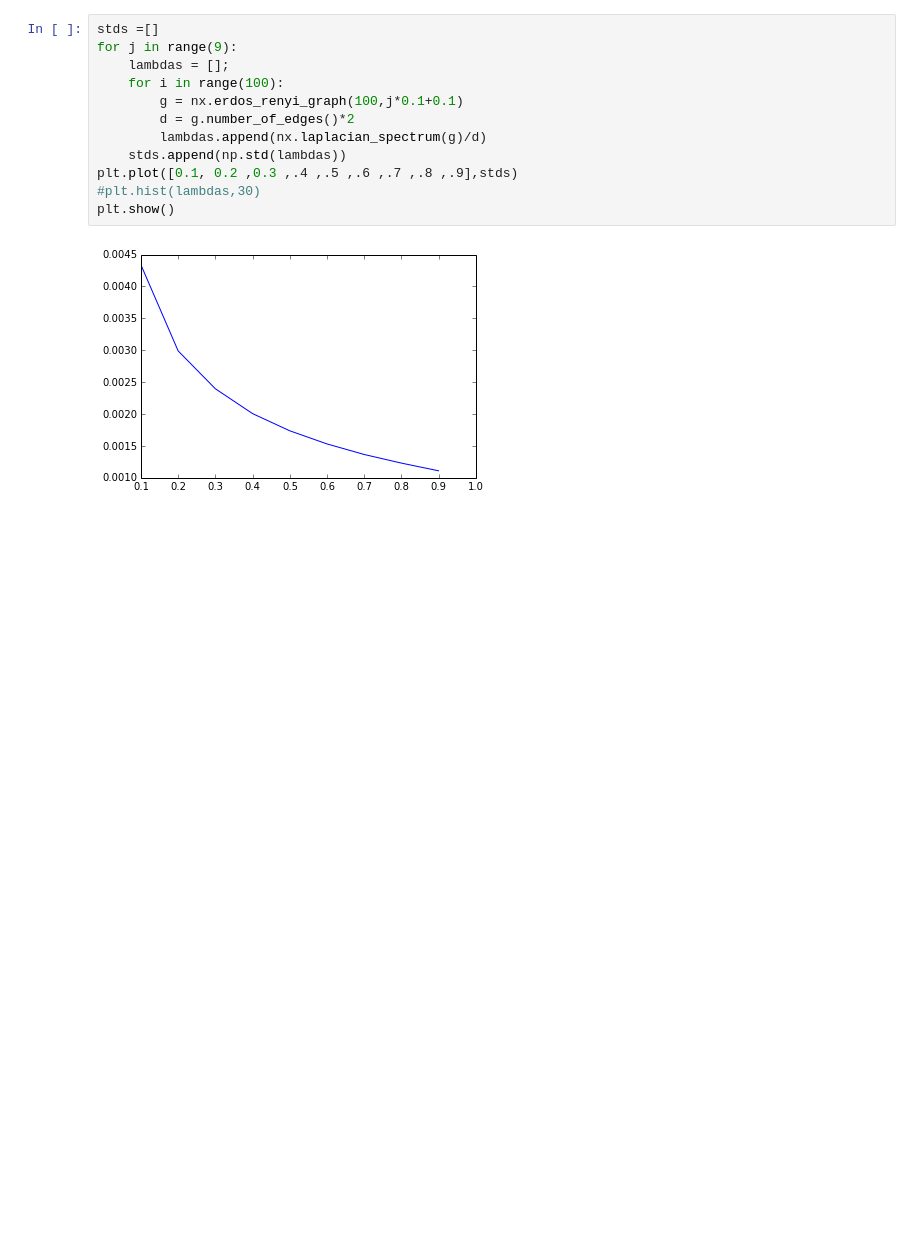
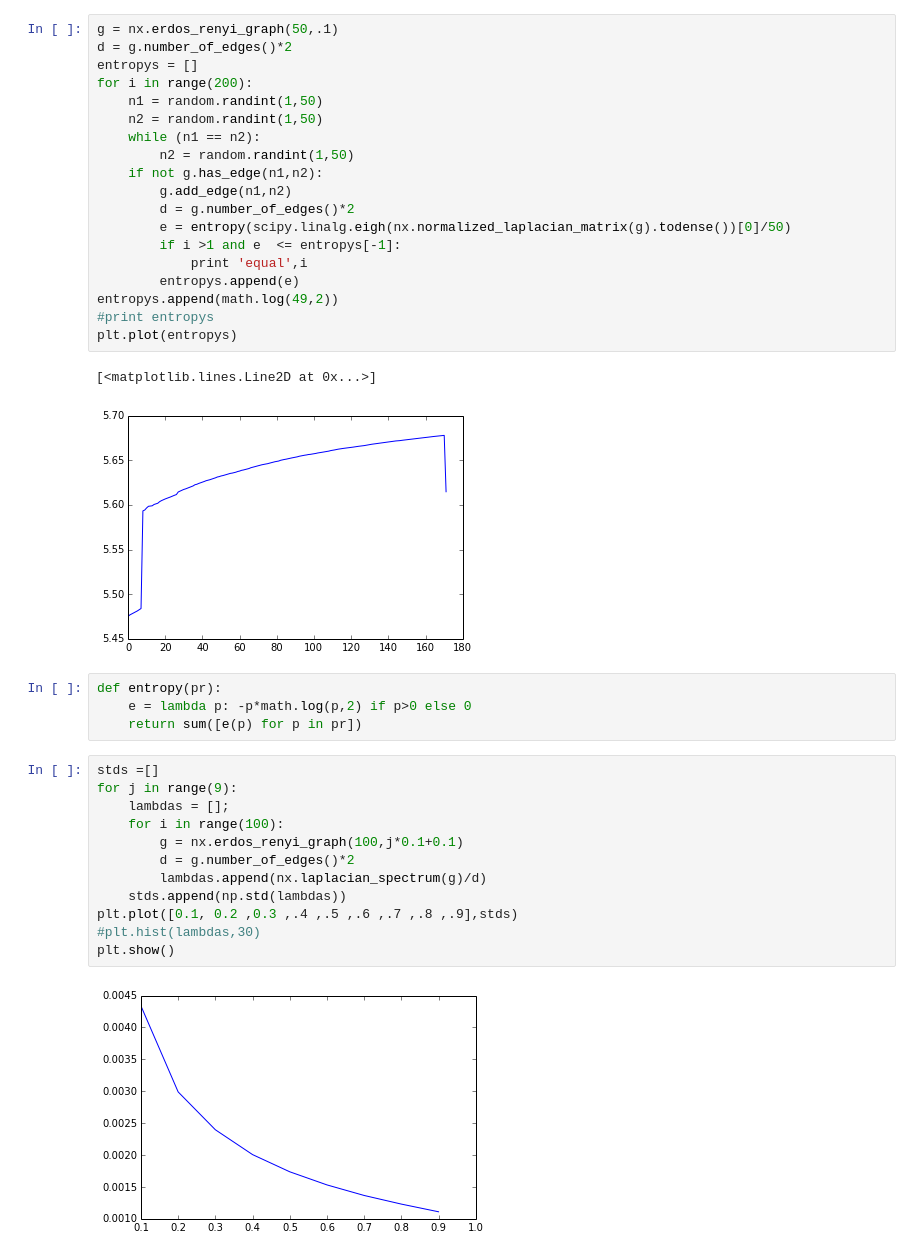
Before and after one commit to ChunchuanLv/Network, a Jupyter notebook: random-graphs.ipynb, the cells around one changed output. Drawn from its saved outputs; the diff is of its cells as text; blank space fills up the shorter version.

```diff
--- a/random-graphs.ipynb
+++ b/random-graphs.ipynb
@@ -19,3 +22,29 @@ plt.show()
+# %%
+g = nx.erdos_renyi_graph(50,.1)
+d = g.number_of_edges()*2
+entropys = []
+for i in range(200):
+    n1 = random.randint(1,50)
+    n2 = random.randint(1,50)
+    while (n1 == n2):
+        n2 = random.randint(1,50)
+    if not g.has_edge(n1,n2):
+        g.add_edge(n1,n2)
+        d = g.number_of_edges()*2
+        e = entropy(scipy.linalg.eigh(nx.normalized_laplacian_matrix(g).todense())[0]/50)
+        if i >1 and e  <= entropys[-1]:
+            print 'equal',i
+        entropys.append(e)
+entropys.append(math.log(49,2))
+#print entropys
+plt.plot(entropys)
+# %% [output]
+[<matplotlib.lines.Line2D at 0x...>]
+[figure, added]
+# %%
+def entropy(pr):
+    e = lambda p: -p*math.log(p,2) if p>0 else 0
+    return sum([e(p) for p in pr])
 # %%
 stds =[]
 for j in range(9):
```
Also changed, not shown: parts of 2 cells of this notebook.
